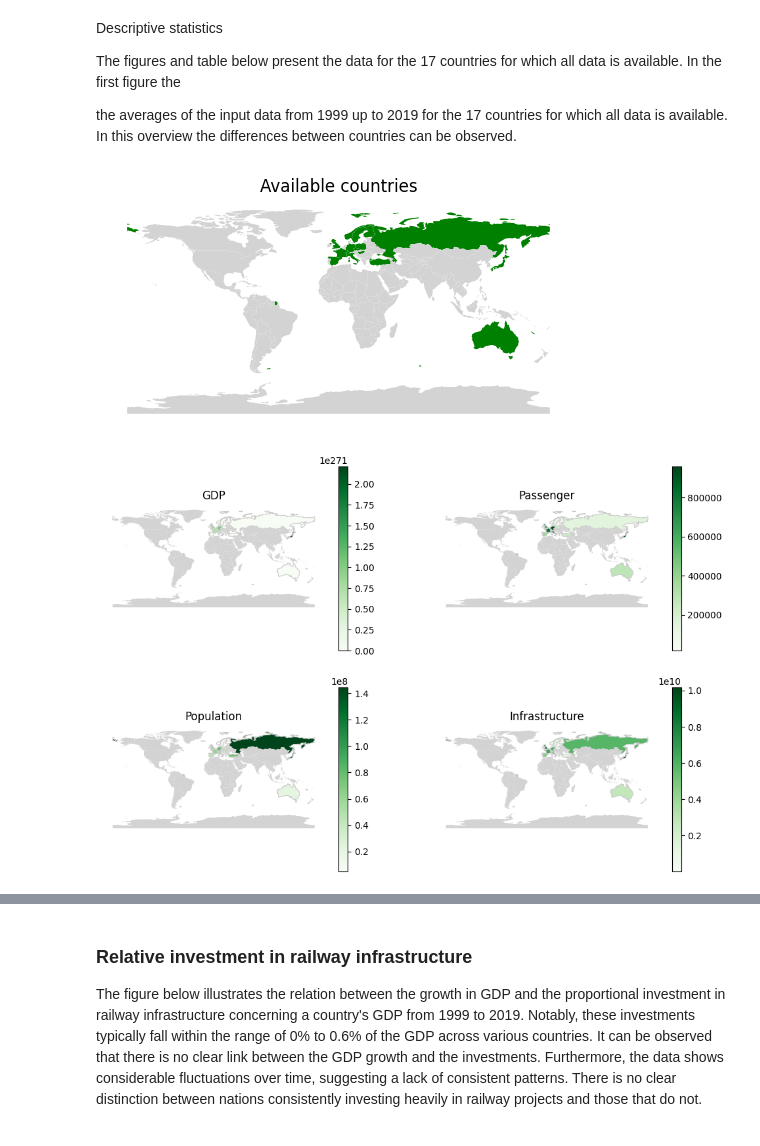
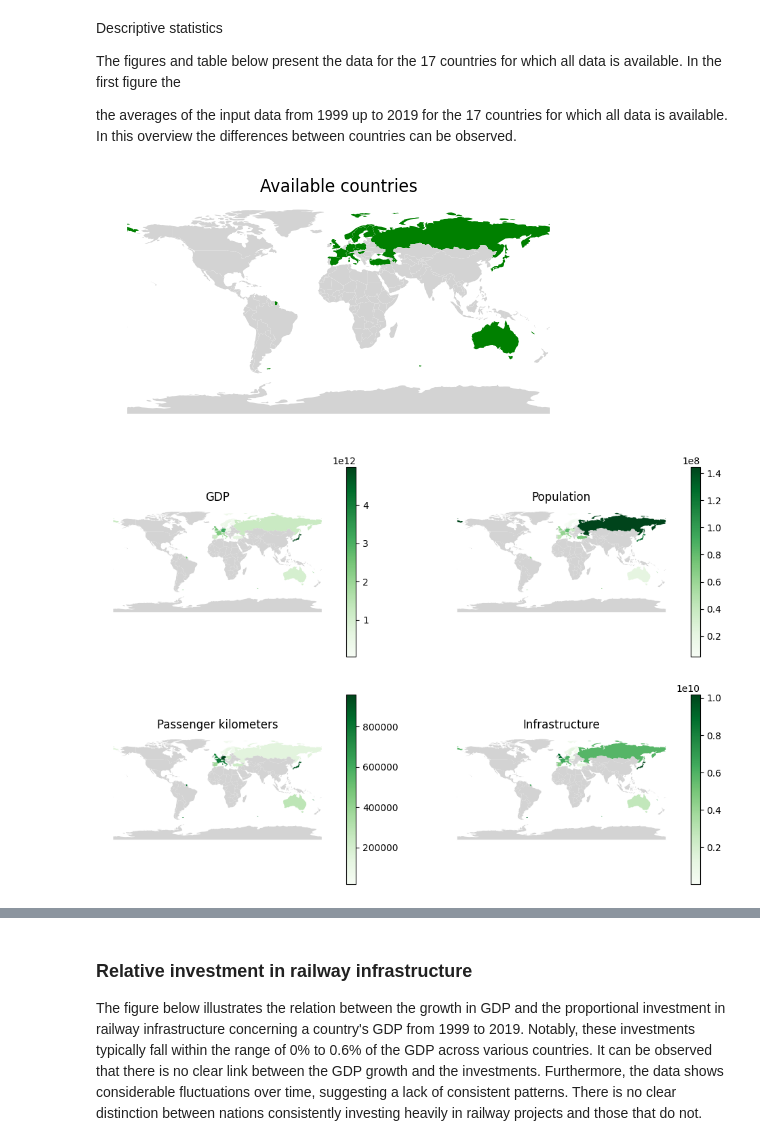
Before and after one commit to SmBuismn/Group_21_Python_project, a Jupyter notebook: project_template.ipynb, the cells around one changed output, grey strips where cells are left out. Cells and saved outputs as stored; diff of their text form; code cells hidden in the pictures.

```diff
--- a/project_template.ipynb
+++ b/project_template.ipynb
@@ -280,26 +281,28 @@ average_passenger = passenger_world_map.loc[:, str(start_timeframe):str(end_time
 average_population = population_world_map.loc[:, str(start_timeframe):str(end_timeframe)].mean(axis=1)
 average_infrastructure = infrastructure_world_map.loc[:, str(start_timeframe):str(end_timeframe)].mean(axis=1)
 
-gdp_world_map.plot(column=average_gdp, cmap='Greens', linewidth=0.8, ax=ax[0, 0], edgecolor='0.8', legend=True)
+gdp_world_map.plot(column=average_gdp, cmap='Greens', linewidth=0.8, ax=ax[0, 0], legend=True)
 world_map[world_map['has_value'] == False].plot(color='lightgray', ax=ax[0, 0])
 
-passenger_world_map.plot(column=average_passenger, cmap='Greens', linewidth=0.8, ax=ax[0, 1], edgecolor='0.8', legend=True)
+population_world_map.plot(column=average_population, cmap='Greens', linewidth=0.8, ax=ax[0, 1], legend=True)
 world_map[world_map['has_value'] == False].plot(color='lightgray', ax=ax[0, 1])
 
-population_world_map.plot(column=average_population, cmap='Greens', linewidth=0.8, ax=ax[1, 0], edgecolor='0.8', legend=True)
+
+passenger_world_map.plot(column=average_passenger, cmap='Greens', linewidth=0.8, ax=ax[1, 0], legend=True)
 world_map[world_map['has_value'] == False].plot(color='lightgray', ax=ax[1, 0])
 
-infrastructure_world_map.plot(column=average_infrastructure, cmap='Greens', linewidth=0.8, ax=ax[1, 1], edgecolor='0.8', legend=True)
+
+infrastructure_world_map.plot(column=average_infrastructure, cmap='Greens', linewidth=0.8, ax=ax[1, 1], legend=True)
 world_map[world_map['has_value'] == False].plot(color='lightgray', ax=ax[1, 1])
 
 # Set titles and turn off axis for subplots
 ax[0, 0].set_title('GDP')
 ax[0, 0].axis('off')
 
-ax[0, 1].set_title('Passenger')
+ax[0, 1].set_title('Population')
 ax[0, 1].axis('off')
 
-ax[1, 0].set_title('Population')
+ax[1, 0].set_title('Passenger kilometers')
 ax[1, 0].axis('off')
 
 ax[1, 1].set_title('Infrastructure')
@@ -319,33 +322,33 @@ gdp_data.head()
 #Calculate average over the 20 years in a new column, and then drop all original data
 #except for the generated column containing the average.
 #Also give a fitting name to this new column. This is repeated for all relevant input data.
 
 new_infrastructure_train_data = infrastructure_train_data.loc[:, str(start_timeframe):str(end_timeframe)].mean(axis=1)
 new_infrastructure_train_data = new_infrastructure_train_data.drop(columns=range(start_timeframe, end_timeframe+1))
 infrastructure_train_mean = pd.DataFrame({'Investments in train infrastructure': new_infrastructure_train_data})
 
 new_population_data = population_data.loc[:, str(start_timeframe):str(end_timeframe)].mean(axis=1)
 new_population_data = new_population_data.drop(columns=range(start_timeframe, end_timeframe+1))
 population_mean = pd.DataFrame({'Population': new_population_data})
 
 new_passenger_data = passenger_data.loc[:, str(start_timeframe):str(end_timeframe)].mean(axis=1)
 new_passenger_data = new_passenger_data.drop(columns=range(start_timeframe, end_timeframe+1))
 passenger_mean = pd.DataFrame({'Passenger kilometers (in millions)': new_passenger_data})
 
 new_gdp_data = gdp_data.loc[:, str(start_timeframe):str(end_timeframe)].mean(axis=1)
 new_gdp_data = new_gdp_data.drop(columns=range(start_timeframe, end_timeframe+1))
 gdp_mean = pd.DataFrame({'GDP': new_gdp_data})
 
 #Merge all the dataframes for all the means by first adding them to a list and then concatenating them
 dataframes_to_be_merged = [gdp_mean, population_mean, passenger_mean, infrastructure_train_mean]
 descriptive_table = pd.concat(dataframes_to_be_merged, axis=1)
 descriptive_table = descriptive_table.reset_index()
 descriptive_table = descriptive_table.rename(columns={'index': 'Country'})
 
 descriptive_table.set_index('Country', inplace = True)
 display(descriptive_table)
 # %% [output]
 [figure]
-[figure, old version]
+[figure, new version]
 |  | GDP | Population | Passenger kilometers (in millions) | Investments in train infrastructure |
 | Country |  |  |  |  |
```
Also changed, not shown: parts of 4 cells of this notebook.
